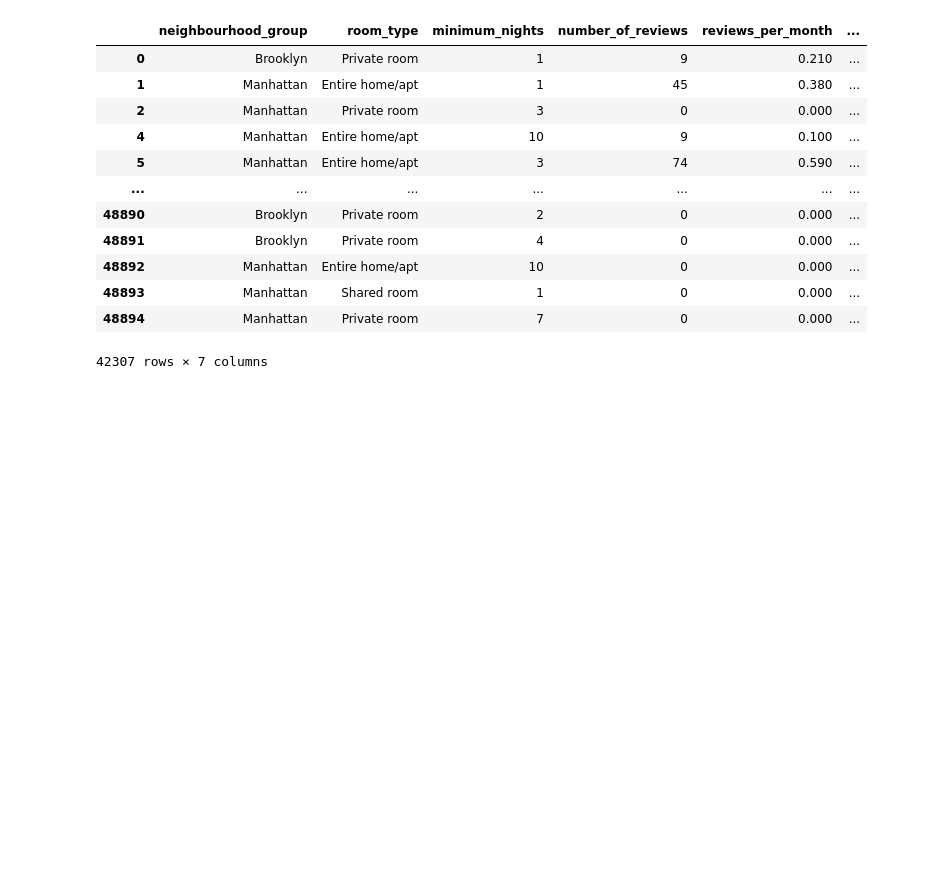
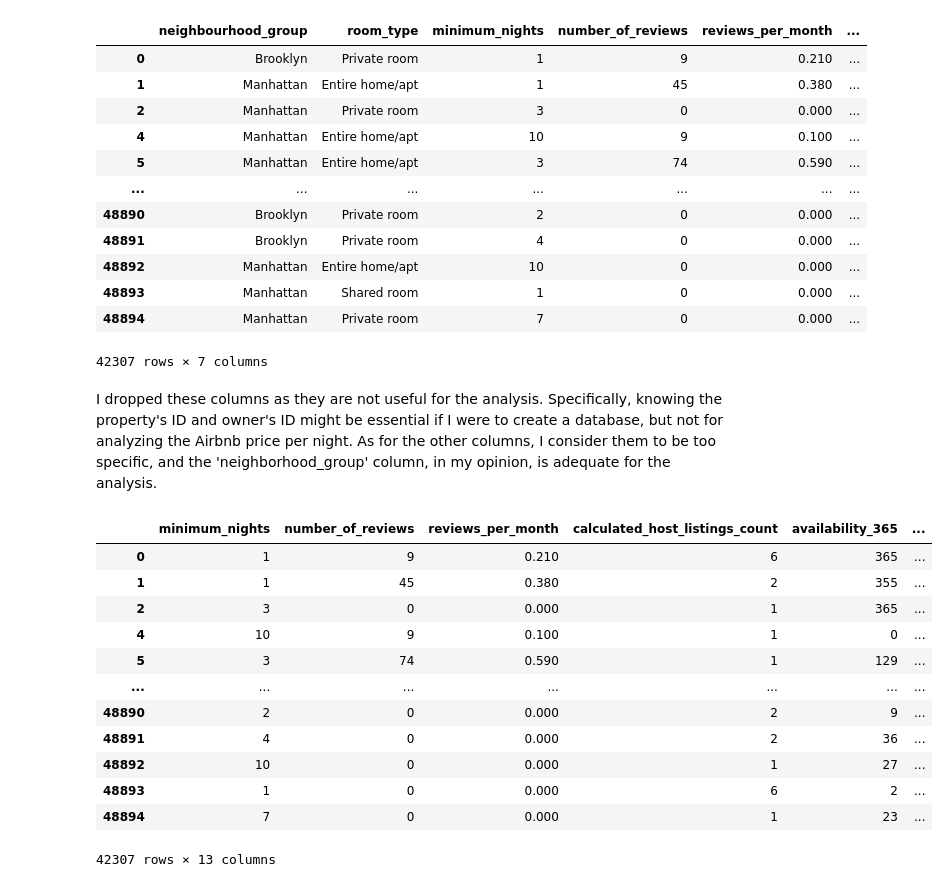
Before and after one commit to AlessandroSignoretto/Programming_project, a Jupyter notebook: Programming_project_pc.ipynb, the cells around one changed output. Saved outputs shown, nothing was run; the diff lists cells and outputs as text; code cells hidden in the pictures; blank space fills up the shorter version.

```diff
--- a/Programming_project_pc.ipynb
+++ b/Programming_project_pc.ipynb
@@ -425,9 +432,10 @@ Data columns (total 13 columns):
 dtypes: float64(3), int64(7), object(3)
 memory usage: 4.5+ MB
 # %%
-NY_dro = NY_dataset_wo.drop(['id','host_id','latitude','longitude','neighbourhood'], axis = 1)
-X = NY_dro.iloc[:,[0,1,3,4,5,6,7]]
-y = NY_dro['price']
+#Regression analysis to predict the price
+NY_final = NY_dataset_wo.drop(['id','host_id','latitude','longitude','neighbourhood'], axis = 1)
+X = NY_final.iloc[:,[0,1,3,4,5,6,7]]
+y = NY_final['price']
 X
 # %% [output]
 |  | neighbourhood_group | room_type | minimum_nights | number_of_reviews | reviews_per_month | ... |
@@ -443,3 +451,23 @@ X
 | 48893 | Manhattan | Shared room | 1 | 0 | 0.000 | ... |
 | 48894 | Manhattan | Private room | 7 | 0 | 0.000 | ... |
 42307 rows × 7 columns
+# %% [markdown]
+I dropped these columns as they are not useful for the analysis. Specifically, knowing the property's ID and owner's ID might be essential if I were to create a database, but not for analyzing the Airbnb price per night. As for the other columns, I consider them to be too specific, and the 'neighborhood_group' column, in my opinion, is adequate for the analysis.
+# %%
+X_encoded = pd.get_dummies(X, columns=['neighbourhood_group'])
+X_encoded = pd.get_dummies(X_encoded, columns=['room_type'])
+X_encoded
+# %% [output]
+|  | minimum_nights | number_of_reviews | reviews_per_month | calculated_host_listings_count | availability_365 | ... |
+| 0 | 1 | 9 | 0.210 | 6 | 365 | ... |
+| 1 | 1 | 45 | 0.380 | 2 | 355 | ... |
+| 2 | 3 | 0 | 0.000 | 1 | 365 | ... |
+| 4 | 10 | 9 | 0.100 | 1 | 0 | ... |
+| 5 | 3 | 74 | 0.590 | 1 | 129 | ... |
+| ... | ... | ... | ... | ... | ... | ... |
+| 48890 | 2 | 0 | 0.000 | 2 | 9 | ... |
+| 48891 | 4 | 0 | 0.000 | 2 | 36 | ... |
+| 48892 | 10 | 0 | 0.000 | 1 | 27 | ... |
+| 48893 | 1 | 0 | 0.000 | 6 | 2 | ... |
+| 48894 | 7 | 0 | 0.000 | 1 | 23 | ... |
+42307 rows × 13 columns
```
Also changed, not shown: parts of 12 cells of this notebook.
